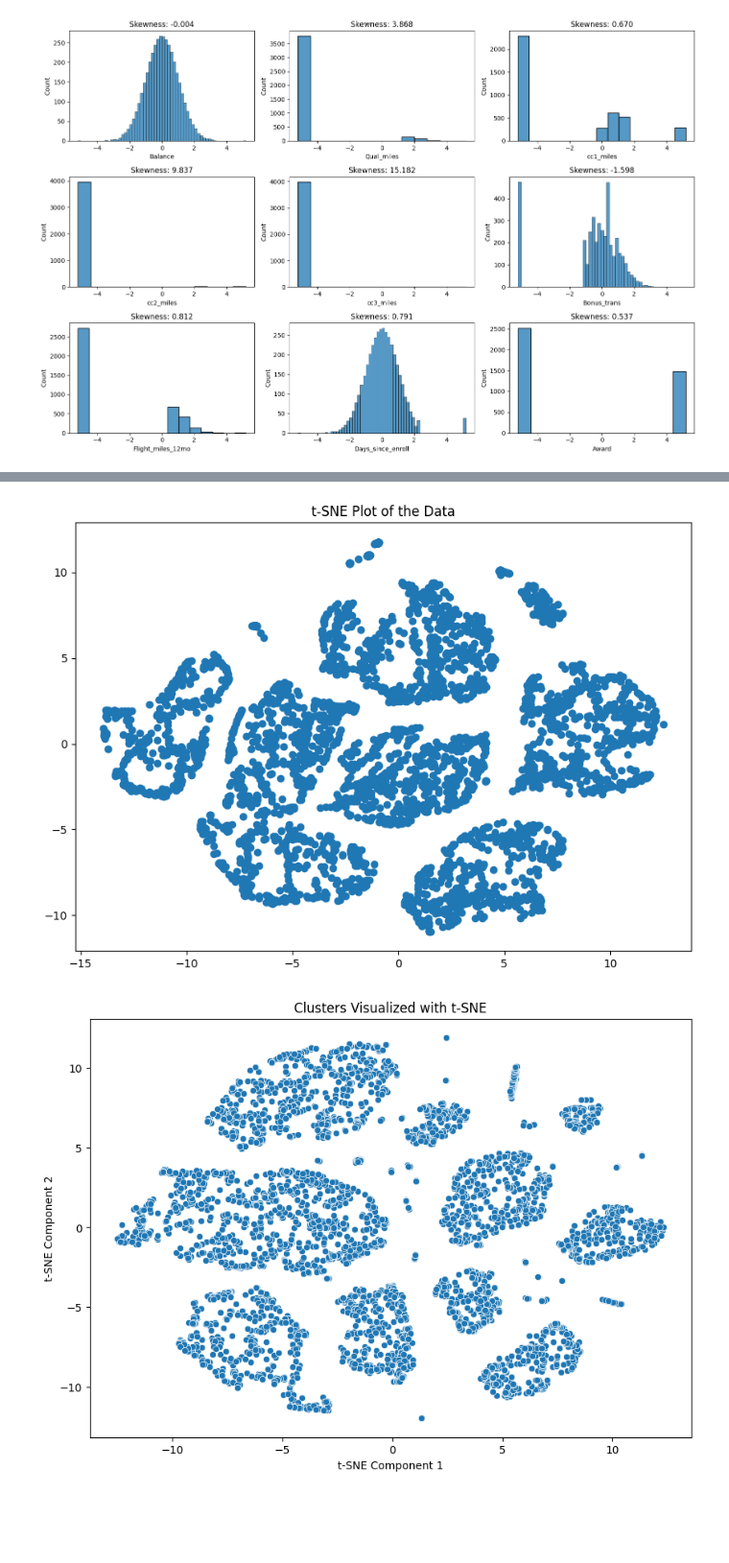
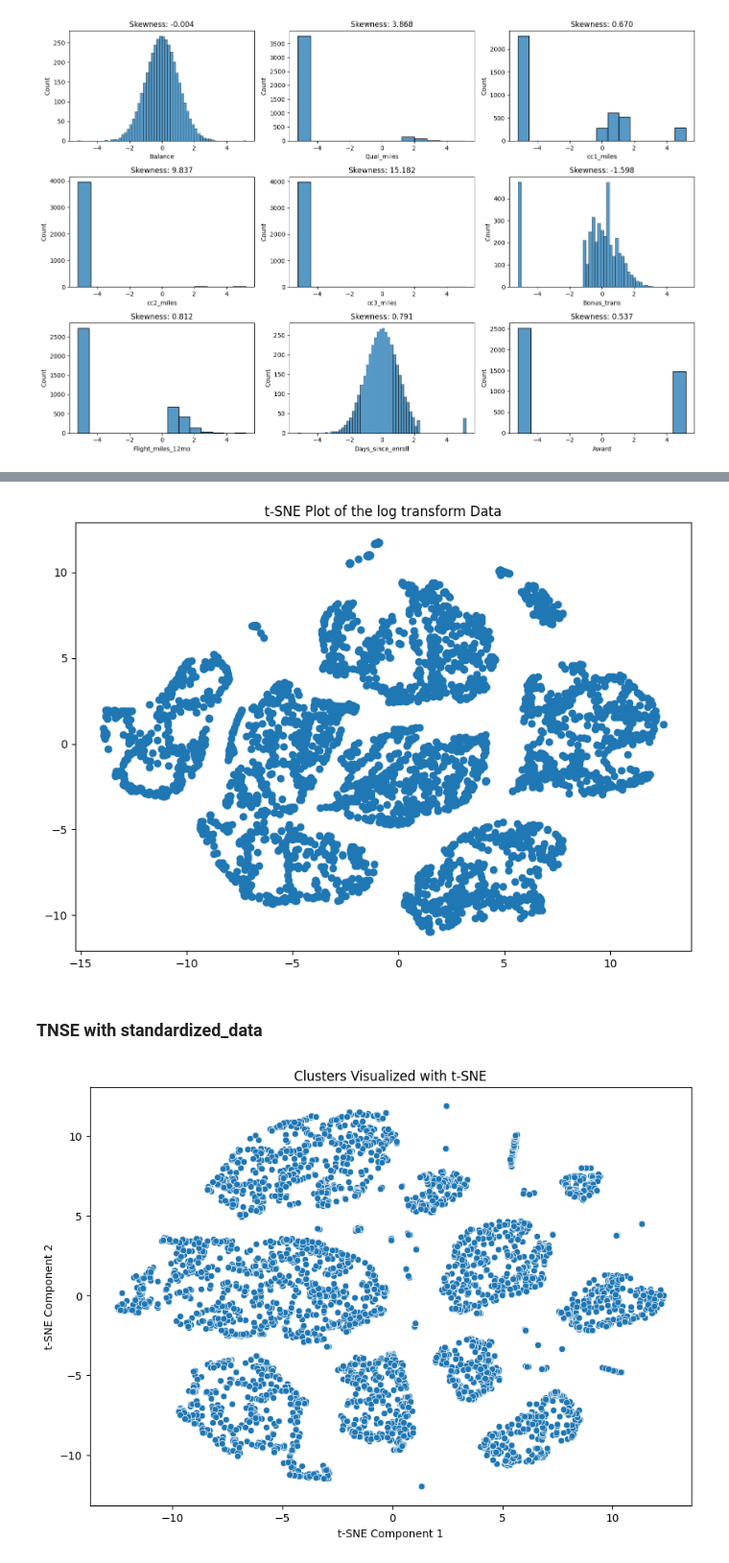
Before and after one commit to SSRaju96/Assignment, a Jupyter notebook: K_Means/K_means_Assignment.ipynb, the cells around one changed output, grey strips where cells are left out. Shown at 96% size. Saved outputs shown, nothing was run; the diff lists cells and outputs as text; code cells hidden in the pictures; blank space fills up the shorter version.

```diff
--- a/K_Means/K_means_Assignment.ipynb
+++ b/K_Means/K_means_Assignment.ipynb
@@ -255,20 +328,22 @@ plt.show()
 # %%
 # prompt: T SNE plot for the data
 
 from sklearn.manifold import TSNE
 
 # Initialize and fit the TSNE model
 #tsne_model = TSNE(n_components=2, learning_rate='auto',init='random', perplexity=3)
 tsne_model=TSNE(n_components=2,  perplexity=30, learning_rate=0.1, n_iter=2000)
 transformed_data = tsne_model.fit_transform(log_transform_df)
 
 # Create a scatter plot of the transformed data
 plt.figure(figsize=(10, 7))
 plt.scatter(transformed_data[:, 0], transformed_data[:, 1])
-plt.title('t-SNE Plot of the Data')
+plt.title('t-SNE Plot of the log transform Data')
 plt.show()
 # %% [output]
-[figure, old version]
+[figure, new version]
+# %% [markdown]
+### TNSE with standardized_data
 # %%
 # Apply t-SNE to reduce dimensions to 2 for visualization
 
```
Also changed, not shown: parts of 30 cells of this notebook, 2 other files.
